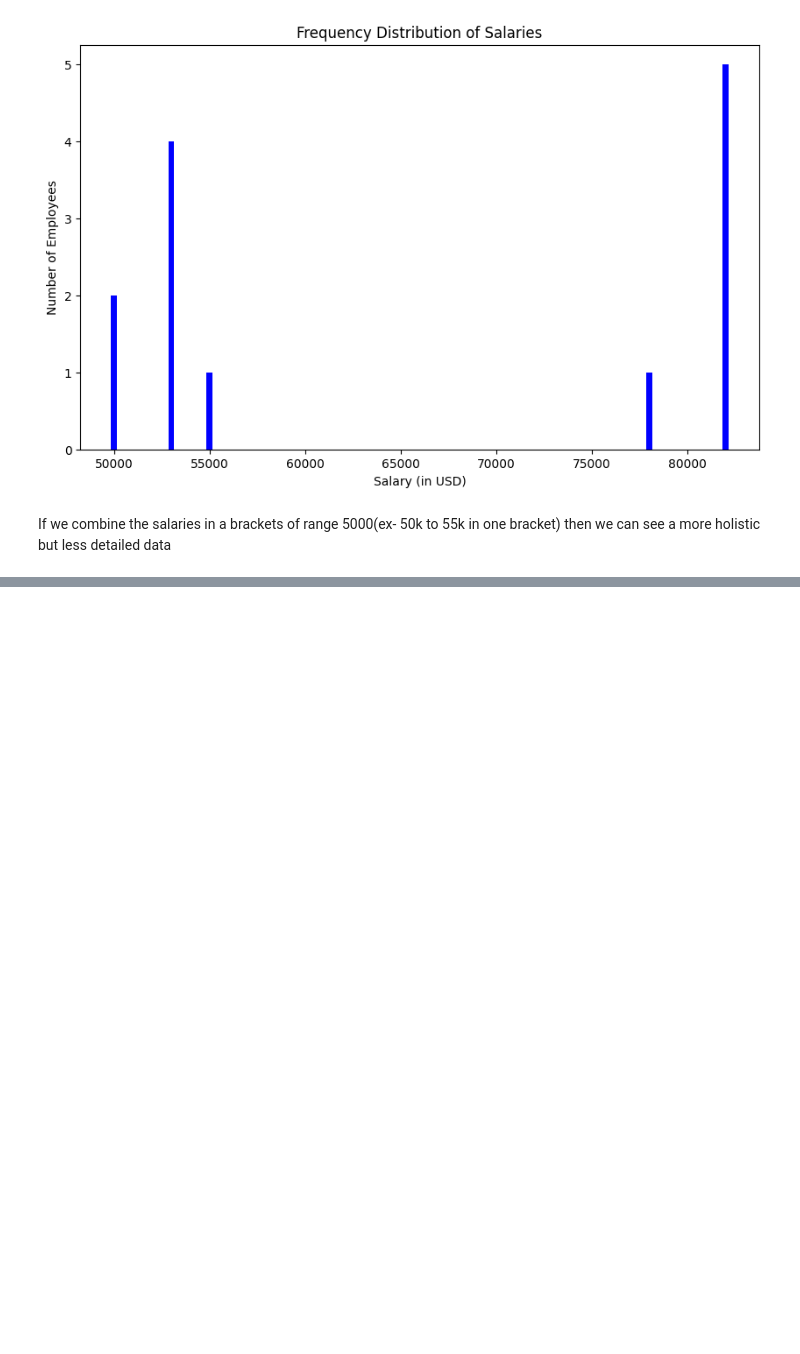
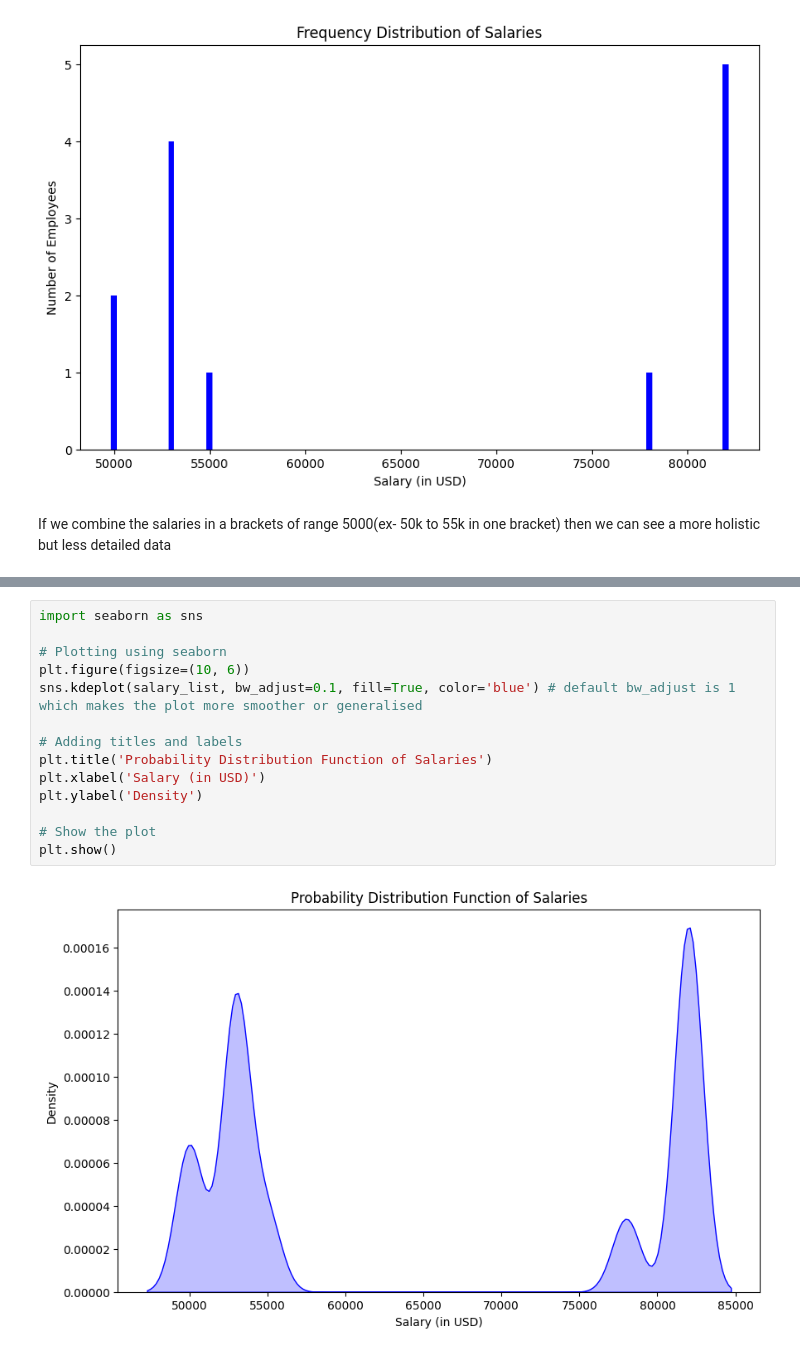
Before and after one commit to vvtrip/python_ds_course, a Jupyter notebook: 01_Prerequisites/02_probability_and_its_usecases.ipynb, the cells around one changed output, grey strips where cells are left out. Drawn from its saved outputs; the diff is of its cells as text; blank space fills up the shorter version.

Commit message:
Adds basics of probability distribution function

```diff
--- a/01_Prerequisites/02_probability_and_its_usecases.ipynb
+++ b/01_Prerequisites/02_probability_and_its_usecases.ipynb
@@ -118,0 +150,16 @@ There are both advantage and disadvantage of both the methods
+# %%
+import seaborn as sns
+
+# Plotting using seaborn
+plt.figure(figsize=(10, 6))
+sns.kdeplot(salary_list, bw_adjust=0.1, fill=True, color='blue') # default bw_adjust is 1 which makes the plot more smoother or generalised
+
+# Adding titles and labels
+plt.title('Probability Distribution Function of Salaries')
+plt.xlabel('Salary (in USD)')
+plt.ylabel('Density')
+
+# Show the plot
+plt.show()
+# %% [output]
+[figure, added]
```
Also changed, not shown: parts of 6 cells of this notebook.
